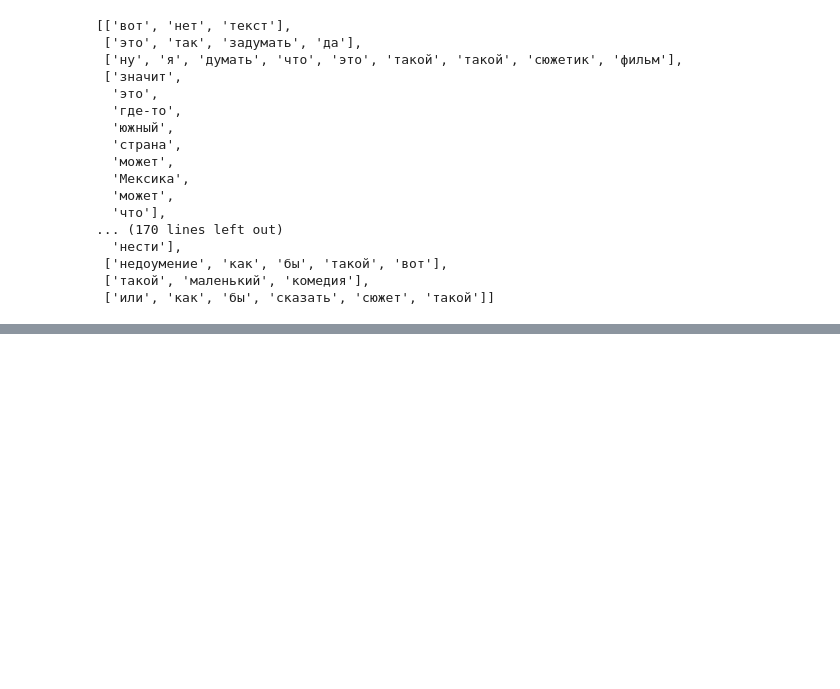
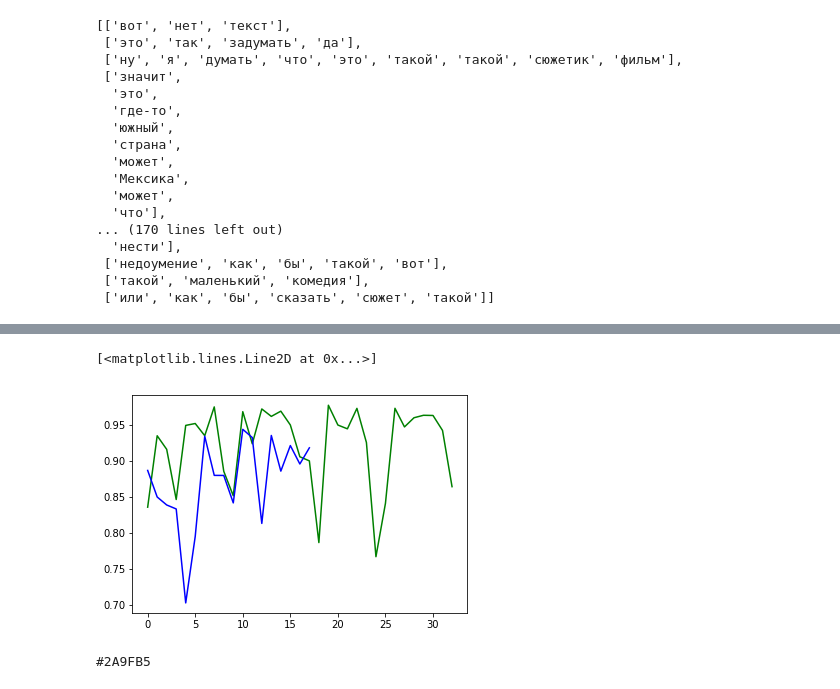
Before and after one commit to flying-bear/modeling_schizo, a Jupyter notebook: modeling_schizo.ipynb, the cells around one changed output, grey strips where cells are left out. Drawn from its saved outputs; the diff is of its cells as text; code cells hidden in the pictures; blank space fills up the shorter version.

```diff
--- a/modeling_schizo.ipynb
+++ b/modeling_schizo.ipynb
@@ -314,0 +416,14 @@ sample['control']['HP-03']
+# %%
+files = [sample['control']['HP-03'], sample['schizo']['SP-03']]
+file_sim_1 = tangentiality_array_1(files[0])
+file_sim_2 = tangentiality_array_1(files[1])
+plt.plot(range(len(file_sim_1)),file_sim_1, 'g')
+plt.plot(range(len(file_sim_2)),file_sim_2, 'b')
+# %% [output]
+[<matplotlib.lines.Line2D at 0x...>]
+[figure, added]
+# %%
+def random_color():
+    return "#"+''.join([random.choice('0123456789ABCDEF') for j in range(6)])
+# %% [output]
+#2A9FB5
```
Also changed, not shown: parts of 20 cells of this notebook.
